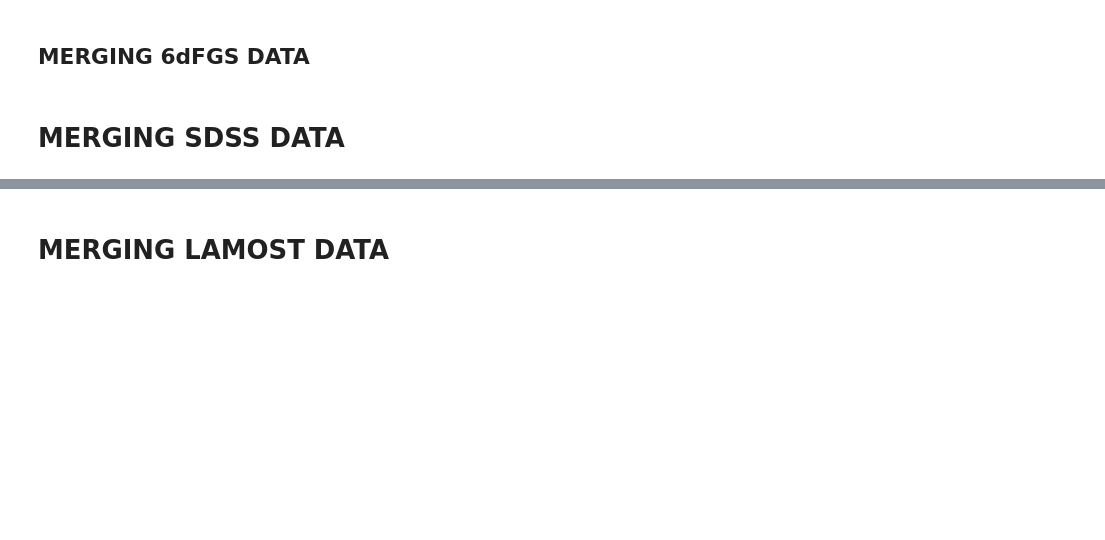
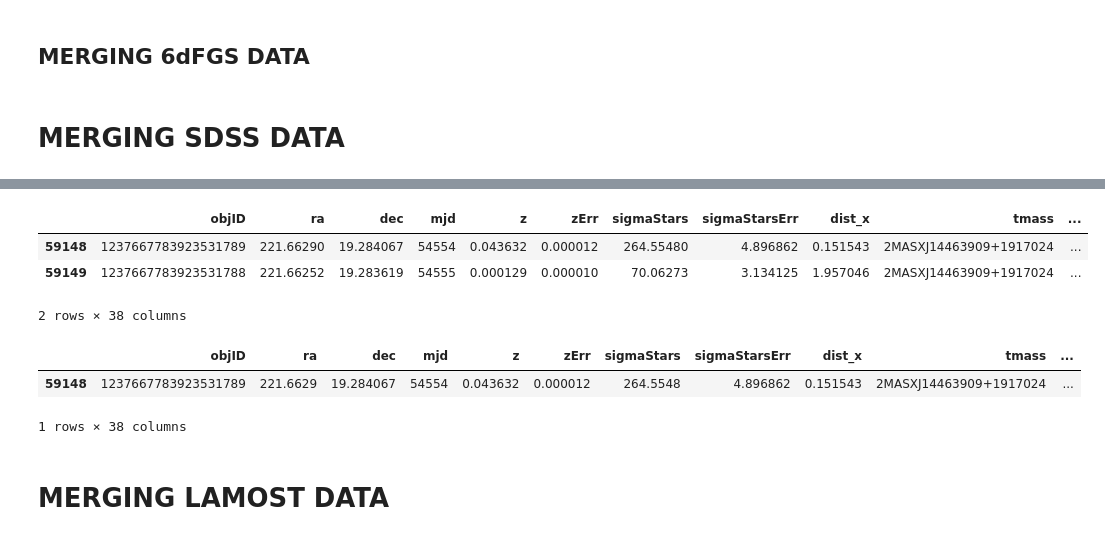
Before and after one commit to mrafifrbbn/thesis-research-2.0, a Jupyter notebook: notebook.ipynb, the cells around one changed output, grey strips where cells are left out. Saved outputs shown, nothing was run; the diff lists cells and outputs as text; code cells hidden in the pictures; blank space fills up the shorter version.

```diff
--- a/notebook.ipynb
+++ b/notebook.ipynb
@@ -323,7 +326,7 @@ df_spectro = pd.read_csv('data/raw/sdss/SDSS_spectro.csv')[req_cols]
 print(f'Original number of SDSS galaxies = {len(df_spectro)}')
 
 # Open the 2MASS data
-req_cols = ['ra_01', 'dec_01', 'designation', 'glon', 'glat', 'j_ba', 'h_ba', 'k_ba',
+req_cols = ['dist_x', 'ra_01', 'dec_01', 'designation', 'glon', 'glat', 'j_ba', 'h_ba', 'k_ba',
             'sup_ba', 'r_ext', 'j_m_ext', 'h_m_ext', 'k_m_ext', 'j_r_eff', 'h_r_eff', 'k_r_eff']
 df_2mass = pd.read_csv('data/raw/2mass/sdss_tmass.csv', low_memory=False)[req_cols]
 
@@ -387,3 +401,19 @@ print(f'SDSS galaxies that are part of a cluster: {len(df[df.tempel_counterpart=
+# %%
+df = df.sort_values(by='dist_x', ascending=True)
+df = df.drop_duplicates(subset='tmass')
+# %%
+df[df.tmass=='2MASXJ14463909+1917024']
+# %% [output]
+|  | objID | ra | dec | mjd | z | zErr | sigmaStars | sigmaStarsErr | dist_x | tmass | ... |
+| 59148 | 1237667783923531789 | 221.66290 | 19.284067 | 54554 | 0.043632 | 0.000012 | 264.55480 | 4.896862 | 0.151543 | 2MASXJ14463909+1917024 | ... |
+| 59149 | 1237667783923531788 | 221.66252 | 19.283619 | 54555 | 0.000129 | 0.000010 | 70.06273 | 3.134125 | 1.957046 | 2MASXJ14463909+1917024 | ... |
+2 rows × 38 columns
+# %%
+df[df.tmass=='2MASXJ14463909+1917024']
+# %% [output]
+|  | objID | ra | dec | mjd | z | zErr | sigmaStars | sigmaStarsErr | dist_x | tmass | ... |
+| 59148 | 1237667783923531789 | 221.6629 | 19.284067 | 54554 | 0.043632 | 0.000012 | 264.5548 | 4.896862 | 0.151543 | 2MASXJ14463909+1917024 | ... |
+1 rows × 38 columns
 # %% [markdown]
 # MERGING LAMOST DATA
 # %%
```
Also changed, not shown: parts of 23 cells of this notebook, 6 other files.
